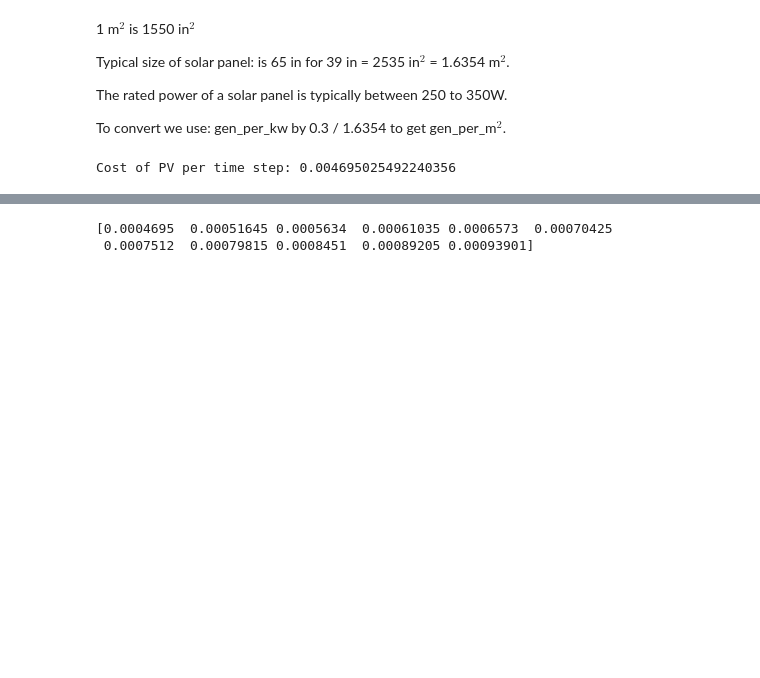
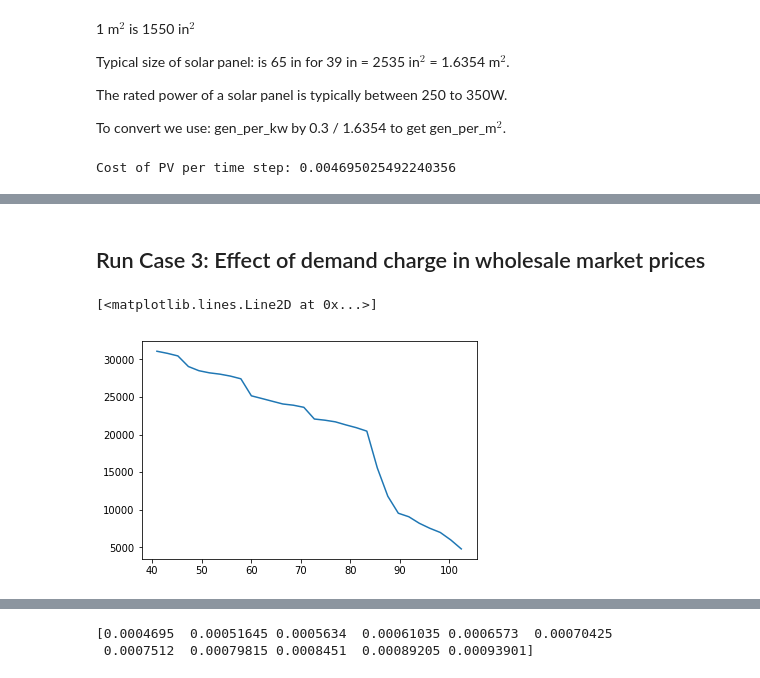
Before and after one commit to rodrigomha/SharingPVmodel, a Jupyter notebook: Simulationv2-SharingPV.ipynb, the cells around one changed output, grey strips where cells are left out. Saved outputs shown, nothing was run; the diff lists cells and outputs as text; code cells hidden in the pictures; blank space fills up the shorter version.

Commit message:
Added computation of energy costs in the wholesale market case

```diff
--- a/Simulationv2-SharingPV.ipynb
+++ b/Simulationv2-SharingPV.ipynb
@@ -144,0 +87,19 @@ a_max_firms = 0.5*a_cap_firms
+# %% [markdown]
+## Run Case 3: Effect of demand charge in wholesale market prices
+# %%
+a_max_firms = 2*a_cap_firms
+pi_s_array = np.linspace(0.08, 0.2, 30)*pi_s
+# %%
+pi_g2 = pi_g
+
+#pi_s_array = np.asarray([0.15*pi_s])
+sol_wholesale_list_dcharge = []
+for pi_s2 in pi_s_array:
+    soluc_wholesale = solve_wholesale_aggregator_demandcharge(gen_per_m2, load_kw, a_max_firms, pi_s2, pi_g2, 0.01)
+    sol_wholesale_list_dcharge.append(np.sum(soluc_wholesale))
+    clear_output()
+levelized_cost_array = (1-(1+r)**(-years))/r * pi_s_array*T
+plt.plot(levelized_cost_array, sol_wholesale_list_dcharge)
+# %% [output]
+[<matplotlib.lines.Line2D at 0x...>]
+[figure, added]
```
Also changed, not shown: parts of 37 cells of this notebook, 4 other files.
